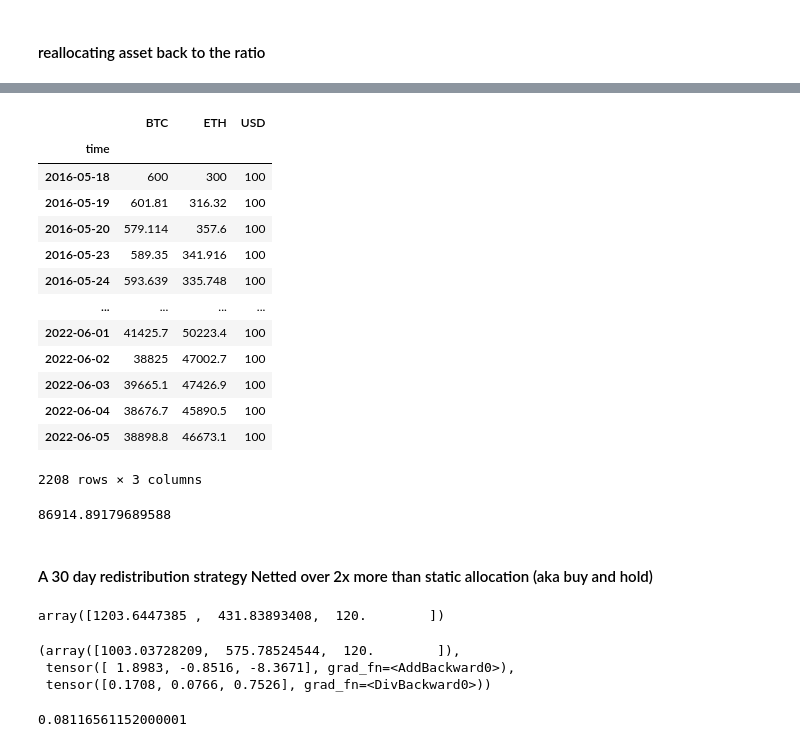
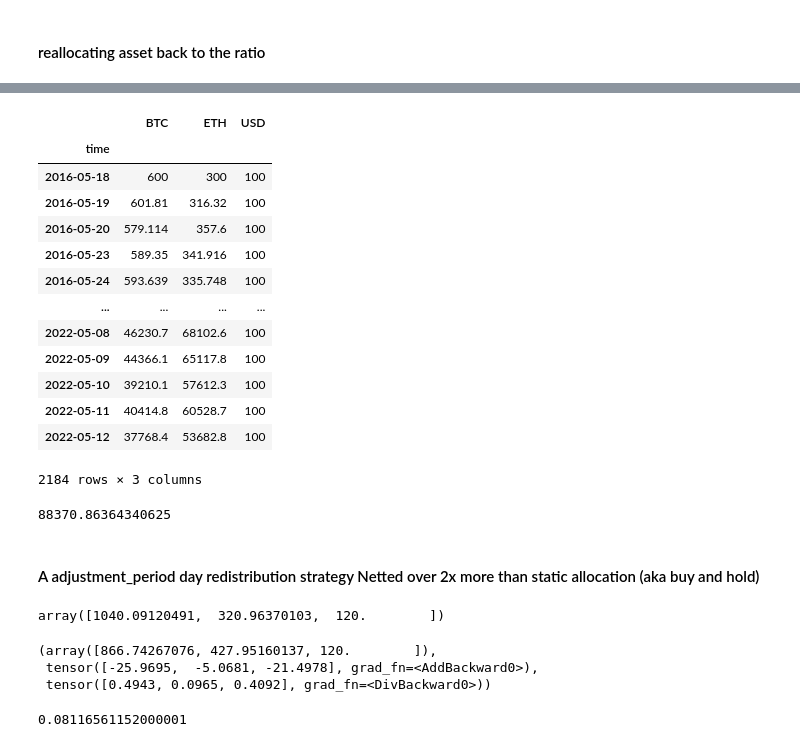
Before and after one commit to Zhimin90/crypto_portfolio_manager, a Jupyter notebook: dataset.ipynb, the cells around one changed output, grey strips where cells are left out. Saved outputs shown, nothing was run; the diff lists cells and outputs as text; code cells hidden in the pictures.

```diff
--- a/dataset.ipynb
+++ b/dataset.ipynb
@@ -363,7 +363,7 @@ portfolio_value_df['total_value'] = porfolio_details.sum(axis=1)
 #### reallocating asset back to the ratio
 # %%
 gains_ls = []
-adjustment_period = 30 ###ratio redistribution period
+adjustment_period = 56 ###ratio redistribution period
 porfolio_details = pd.DataFrame()
 for i in range(0,asset_daily_returns_df.shape[0]-adjustment_period, adjustment_period):
     current_portfolio_total = initial_allocation_total_value=1000.00 if i==0 else periodic_returns.tail(1).sum(axis=1).values[0]
@@ -393,33 +397,33 @@ portfolio_value_df
 # %%
 #### static allocation
-display(get_accumulated_return())
-get_accumulated_return().iloc[i+30].sum()
+display(get_accumulated_return().iloc[:i+adjustment_period])
+get_accumulated_return().iloc[i+adjustment_period].sum(axis=0)
 # %% [output]
 |  | BTC | ETH | USD |
 | time |  |  |  |
 | 2016-05-18 | 600 | 300 | 100 |
 | 2016-05-19 | 601.81 | 316.32 | 100 |
 | 2016-05-20 | 579.114 | 357.6 | 100 |
 | 2016-05-23 | 589.35 | 341.916 | 100 |
 | 2016-05-24 | 593.639 | 335.748 | 100 |
 | ... | ... | ... | ... |
-| 2022-06-01 | 41425.7 | 50223.4 | 100 |
-| 2022-06-02 | 38825 | 47002.7 | 100 |
-| 2022-06-03 | 39665.1 | 47426.9 | 100 |
-| 2022-06-04 | 38676.7 | 45890.5 | 100 |
-| 2022-06-05 | 38898.8 | 46673.1 | 100 |
+| 2022-05-08 | 46230.7 | 68102.6 | 100 |
+| 2022-05-09 | 44366.1 | 65117.8 | 100 |
+| 2022-05-10 | 39210.1 | 57612.3 | 100 |
+| 2022-05-11 | 40414.8 | 60528.7 | 100 |
+| 2022-05-12 | 37768.4 | 53682.8 | 100 |
-2208 rows × 3 columns
+2184 rows × 3 columns
-86914.89179689588
+88370.86364340625
 # %% [markdown]
-#### A 30 day redistribution strategy Netted over 2x more than static allocation (aka buy and hold)
+#### A adjustment_period day redistribution strategy Netted over 2x more than static allocation (aka buy and hold)
 # %%
-def generate_row_data(index=0, period=30, portfolio=[600,300,100], allocation_ratio=np.array([[.6],[.3],[.1]])):
+def generate_row_data(index=0, period=adjustment_period, portfolio=[600,300,100], allocation_ratio=np.array([[.6],[.3],[.1]])):
     output_portfolio = get_accumulated_return(initial_allocation_total_value=sum(portfolio), initial_allocation_ratio=allocation_ratio, asset_daily_returns_df=asset_daily_returns_df.iloc[index:index+period])
     return output_portfolio.iloc[-1].values.astype(float)
 
-generate_row_data(index=0, period=30, portfolio=[800,300,100], allocation_ratio=np.array([[.6],[.3],[.1]]))
+generate_row_data(index=0, period=adjustment_period, portfolio=[800,300,100], allocation_ratio=np.array([[.6],[.3],[.1]]))
 # %% [output]
-array([1203.6447385 ,  431.83893408,  120.        ])
+array([1040.09120491,  320.96370103,  120.        ])
 # %%
 import torch
 
@@ -445,12 +449,12 @@ torch_ga = torchga.TorchGA(model=model,
                                 num_solutions=60)
 # %%
 # Data inputs
-data_inputs = generate_row_data(index=0, period=30, portfolio=[800,300,100], allocation_ratio=np.array([[.5],[.4],[.1]]))
+data_inputs = generate_row_data(index=0, period=adjustment_period, portfolio=[800,300,100], allocation_ratio=np.array([[.5],[.4],[.1]]))
 data_inputs, model(torch.from_numpy(data_inputs).float()), torch.nn.functional.normalize(torch.abs(model(torch.from_numpy(data_inputs).float())), p=1,dim=0)
 # %% [output]
-(array([1003.03728209,  575.78524544,  120.        ]),
- tensor([ 1.8983, -0.8516, -8.3671], grad_fn=<AddBackward0>),
- tensor([0.1708, 0.0766, 0.7526], grad_fn=<DivBackward0>))
+(array([866.74267076, 427.95160137, 120.        ]),
+ tensor([-25.9695,  -5.0681, -21.4978], grad_fn=<AddBackward0>),
+ tensor([0.4943, 0.0965, 0.4092], grad_fn=<DivBackward0>))
 # %%
 np.cumprod(np.array([0.4086, 0.4434, 0.4480]),axis=0)[-1]
 # %% [output]
```
Also changed, not shown: parts of 12 cells of this notebook.
